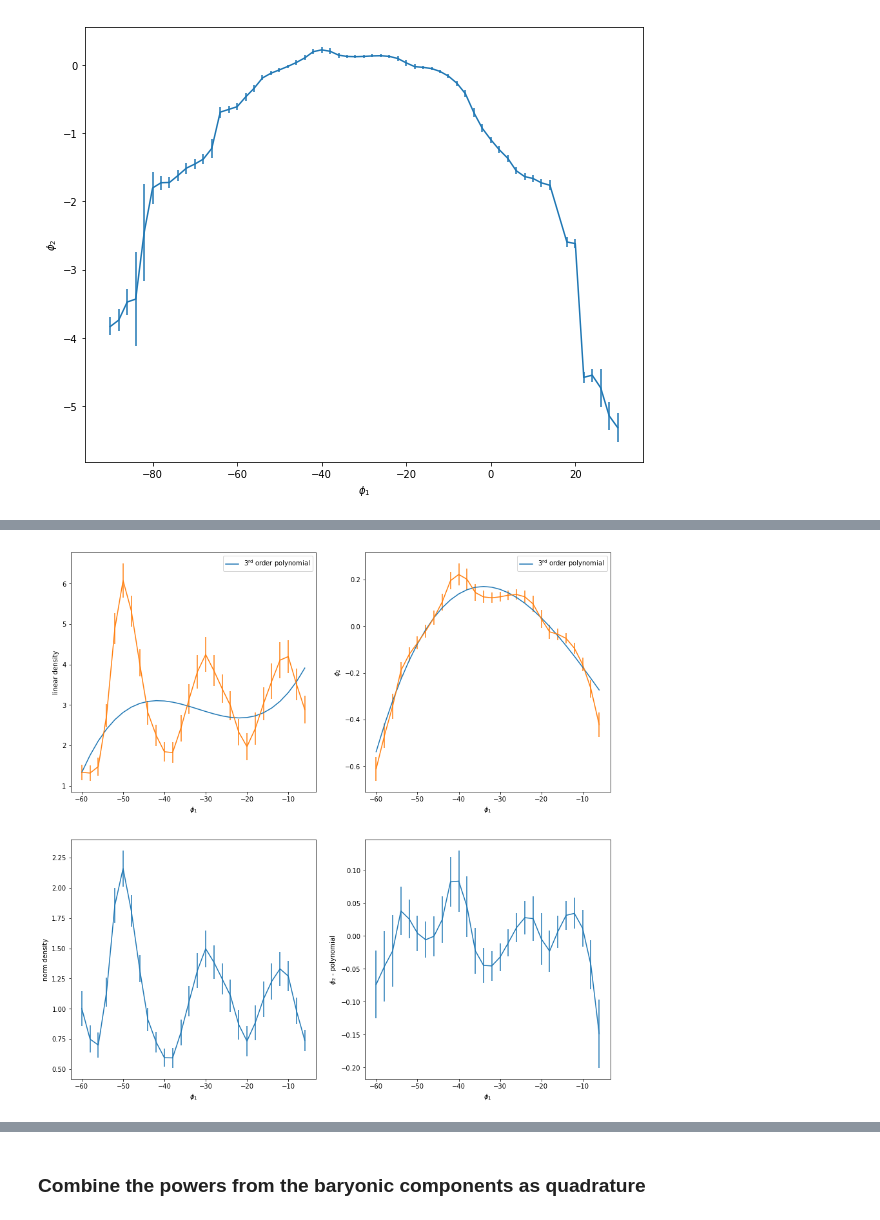
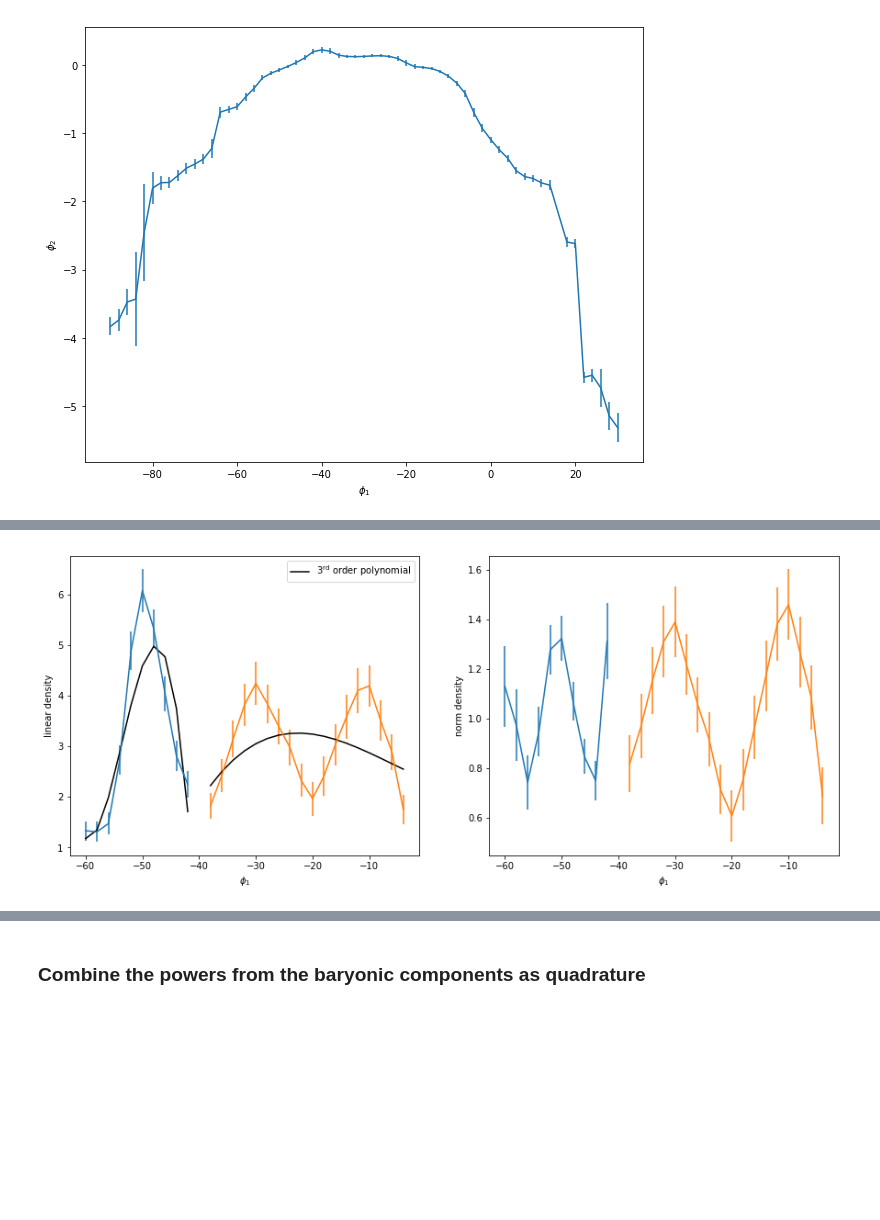
Before and after one commit to nbanik/Analyze_GD-1, a Jupyter notebook: GD-1_Gaia_CFHT.ipynb, the cells around one changed output, grey strips where cells are left out. Cells and saved outputs as stored; diff of their text form; code cells hidden in the pictures; blank space fills up the shorter version.

Commit message:
cfht density power

```diff
--- a/GD-1_Gaia_CFHT.ipynb
+++ b/GD-1_Gaia_CFHT.ipynb
@@ -59,66 +128,60 @@ plt.show()
 # %%
-# Apply cuts -60. < phi1 < -5.
+#fit 3rd order polynomial
+pp_lead= Polynomial.fit(phi1_cut_lead,lin_den_cut_lead,deg=3,w=1/(elin_den_cut_lead))  #for linear density
+pp_trail= Polynomial.fit(phi1_cut_trail,lin_den_cut_trail,deg=3,w=1/(elin_den_cut_trail))
 
-phi1_cut=[]
-lin_den_cut=[]
-elin_den_cut=[]
-phi2_cut=[]
-ephi2_cut =[]
+pp_phi2_lead= Polynomial.fit(phi1_cut_lead,phi2_cut_lead,deg=3,w=1/(ephi2_cut_lead))   # for track
+pp_phi2_trail= Polynomial.fit(phi1_cut_trail,phi2_cut_trail,deg=3,w=1/(ephi2_cut_trail))   # for track
 
-for ii in range(len(midphi1)):
-    if -60. <= midphi1[ii] <= -5. :
-        phi1_cut.append(midphi1[ii])
-        lin_den_cut.append(lin_den[ii])
-        elin_den_cut.append(elin_den[ii])
-        phi2_cut.append(phi2[ii])
-        ephi2_cut.append(ephi2[ii])
+#normalize density, track and errors
+norm_den_lead = lin_den_cut_lead/pp_lead(phi1_cut_lead)
+norm_den_err_lead = elin_den_cut_lead/pp_lead(phi1_cut_lead)
+norm_phi2_cut_lead= phi2_cut_lead - pp_phi2_lead(phi1_cut_lead)
 
-phi1_cut=np.array(phi1_cut)
-lin_den_cut=np.array(lin_den_cut)
-elin_den_cut=np.array(elin_den_cut)
-phi2_cut=np.array(phi2_cut)
-ephi2_cut=np.array(ephi2_cut)
+norm_den_trail = lin_den_cut_trail/pp_trail(phi1_cut_trail)
+norm_den_err_trail = elin_den_cut_trail/pp_trail(phi1_cut_trail)
+norm_phi2_cut_trail= phi2_cut_trail - pp_phi2_trail(phi1_cut_trail)
 
 
-#fit 3rd order polynomial
-pp= Polynomial.fit(phi1_cut,lin_den_cut,deg=3,w=1/(elin_den_cut))  #for linear density
-
-pp_phi2= Polynomial.fit(phi1_cut,phi2_cut,deg=3,w=1/(ephi2_cut))   # for track
-
-#normalize density, track and errors
-norm_den = lin_den_cut/pp(phi1_cut)
-norm_den_err = elin_den_cut/pp(phi1_cut)
-norm_phi2_cut= phi2_cut - pp_phi2(phi1_cut)
 
 
-plt.figure(figsize=(15,15))
-plt.subplot(2,2,1)
-plt.plot(phi1_cut,pp(phi1_cut),label=r'$3^{\rm{rd}}$ order polynomial')
-plt.errorbar(phi1_cut,lin_den_cut,elin_den_cut)
+
+
+plt.figure(figsize=(15,6))
+plt.subplot(1,2,1)
+plt.plot(phi1_cut_lead,pp_lead(phi1_cut_lead),c='k',label=r'$3^{\rm{rd}}$ order polynomial')
+plt.errorbar(phi1_cut_lead,lin_den_cut_lead,elin_den_cut_lead)
+
+plt.plot(phi1_cut_trail,pp_trail(phi1_cut_trail),c='k')
+plt.errorbar(phi1_cut_trail,lin_den_cut_trail,elin_den_cut_trail)
 #plt.plot(midphi1)
 plt.ylabel(r'linear density')
 plt.xlabel(r'$\phi_{1}$')
 plt.legend(loc='upper right')
 
-plt.subplot(2,2,2)
-plt.plot(phi1_cut,pp_phi2(phi1_cut),label=r'$3^{\rm{rd}}$ order polynomial')
-plt.errorbar(phi1_cut,phi2_cut,ephi2_cut)
+#plt.subplot(2,2,2)
+#plt.plot(phi1_cut_lead,pp_phi2_lead(phi1_cut_lead),label=r'$3^{\rm{rd}}$ order polynomial')
+#plt.errorbar(phi1_cut_lead,phi2_cut_lead,ephi2_cut_lead)
+#plt.plot(phi1_cut_trail,pp_phi2_trail(phi1_cut_trail),label=r'$3^{\rm{rd}}$ order polynomial')
+#plt.errorbar(phi1_cut_trail,phi2_cut_trail,ephi2_cut_trail)
 #plt.plot(midphi1)
-plt.ylabel(r'$\phi_{2}$')
-plt.xlabel(r'$\phi_{1}$')
-plt.legend(loc='upper right')
+#plt.ylabel(r'$\phi_{2}$')
+#plt.xlabel(r'$\phi_{1}$')
+#plt.legend(loc='upper right')
 
-plt.subplot(2,2,3)
-plt.errorbar(phi1_cut,norm_den,norm_den_err)
+plt.subplot(1,2,2)
+plt.errorbar(phi1_cut_lead,norm_den_lead,norm_den_err_lead)
+plt.errorbar(phi1_cut_trail,norm_den_trail,norm_den_err_trail)
 plt.ylabel(r'norm density')
 plt.xlabel(r'$\phi_{1}$')
 
-plt.subplot(2,2,4)
-plt.errorbar(phi1_cut,norm_phi2_cut,ephi2_cut)
+#plt.subplot(2,2,4)
+#plt.errorbar(phi1_cut_lead,norm_phi2_cut_lead,ephi2_cut_lead)
+#plt.errorbar(phi1_cut_trail,norm_phi2_cut_trail,ephi2_cut_trail)
 #plt.plot(midphi1)
-plt.ylabel(r'$\phi_{2}$ - polynomial')
-plt.xlabel(r'$\phi_{1}$')
-
+#plt.ylabel(r'$\phi_{2}$ - polynomial')
+#plt.xlabel(r'$\phi_{1}$')
+#plt.savefig('plots/GD1_Denis_dens_track.pdf')
 plt.show()
 # %% [output]
-[figure, old version]
+[figure, new version]
```
Also changed, not shown: parts of 32 cells of this notebook, 1 other file.
